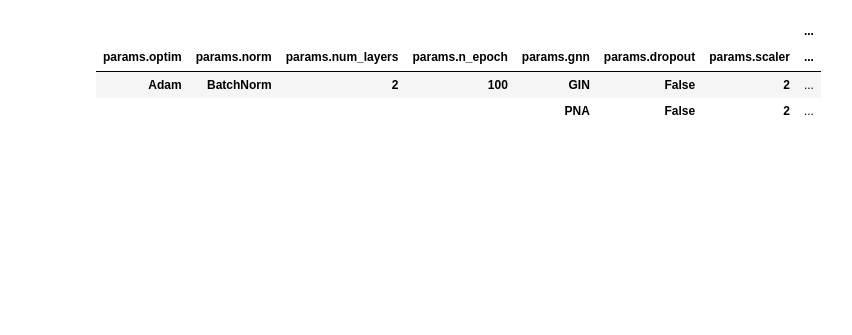
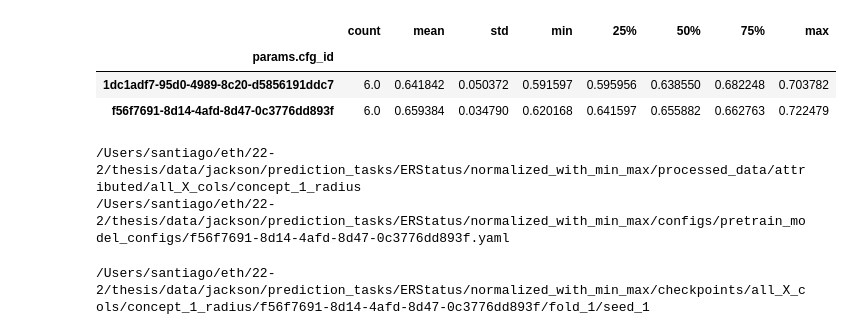
Before and after one commit to AI4SCR/graph-concept-learner, a Jupyter notebook: workflows/notebooks/pretrain_model_selection.ipynb, the cells around one changed output. Saved outputs shown, nothing was run; the diff lists cells and outputs as text; code cells hidden in the pictures; blank space fills up the shorter version.

Commit message:
updates to pretrain_model_notebook

```diff
--- a/workflows/notebooks/pretrain_model_selection.ipynb
+++ b/workflows/notebooks/pretrain_model_selection.ipynb
@@ -28,6 +28,7 @@ attribute_config = "all_X_cols"
 randomize = "False"
 split_strategy = "split_basel_leave_zurich_as_external"
 run_type = "pretrain_concept"
+metric = "metrics.best_val_balanced_accuracy"
 
 # Define query for MLFlow
 query = f"""\
@@ -81,9 +85,38 @@ params = [
 ]
 params = [f"params.{param}" for param in params]
 # %%
-df.groupby(params)["metrics.best_val_balanced_accuracy"].describe()
+df.groupby("params.cfg_id")[metric].describe()
 # %% [output]
-|  |  |  |  |  |  |  | ... |
-| params.optim | params.norm | params.num_layers | params.n_epoch | params.gnn | params.dropout | params.scaler | ... |
-| Adam | BatchNorm | 2 | 100 | GIN | False | 2 | ... |
-|  |  |  |  | PNA | False | 2 | ... |
+|  | count | mean | std | min | 25% | 50% | 75% | max |
+| params.cfg_id |  |  |  |  |  |  |  |  |
+| 1dc1adf7-95d0-4989-8c20-d5856191ddc7 | 6.0 | 0.641842 | 0.050372 | 0.591597 | 0.595956 | 0.638550 | 0.682248 | 0.703782 |
+| f56f7691-8d14-4afd-8d47-0c3776dd893f | 6.0 | 0.659384 | 0.034790 | 0.620168 | 0.641597 | 0.655882 | 0.662763 | 0.722479 |
+# %%
+# Get path to the dataset and config
+median_metrics = df.groupby(params)[metric].median().reset_index()
+
+# Get group with the best median
+best_params = median_metrics.loc[median_metrics[metric].idxmax()]
+median = best_params[metric]
+
+# Use the values from the Series to create a DataFrame for merging
+best_params_df = pd.DataFrame([best_params.values], columns=best_params.index)
+
+# Merge with the original DataFrame to locate all runs with the best parameters
+best_runs = pd.merge(df, best_params_df, on=params, how='inner', suffixes=(None, "_from_grouped"))
+print(
+    best_runs["params.path_input_data"].unique()[0] # Should be one unique value
+)
+print(
+    best_runs["params.path_input_config"].unique()[0] # Should be one unique value
+)
+# %% [output]
+/Users/santiago/eth/22-2/thesis/data/jackson/prediction_tasks/ERStatus/normalized_with_min_max/processed_data/attributed/all_X_cols/concept_1_radius
+/Users/santiago/eth/22-2/thesis/data/jackson/prediction_tasks/ERStatus/normalized_with_min_max/configs/pretrain_model_configs/f56f7691-8d14-4afd-8d47-0c3776dd893f.yaml
+# %%
+# Pick the the group with the highest median and save its config and the checkpoint closes to the median
+print(
+    best_runs.loc[(best_runs[metric] - median).abs().idxmin(), "params.path_output_models"]
+)
+# %% [output]
+/Users/santiago/eth/22-2/thesis/data/jackson/prediction_tasks/ERStatus/normalized_with_min_max/checkpoints/all_X_cols/concept_1_radius/f56f7691-8d14-4afd-8d47-0c3776dd893f/fold_1/seed_1
```
Also changed, not shown: parts of 6 cells of this notebook.
